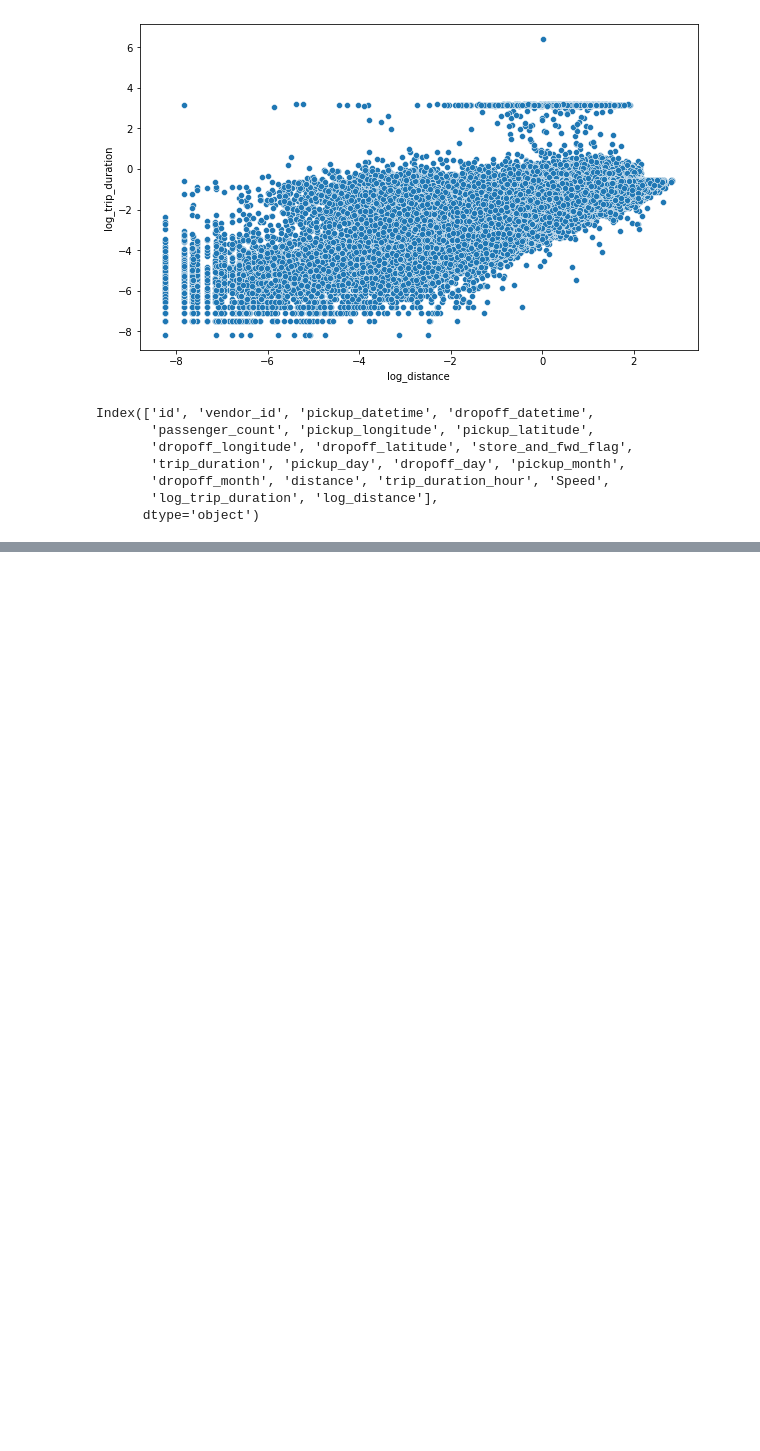
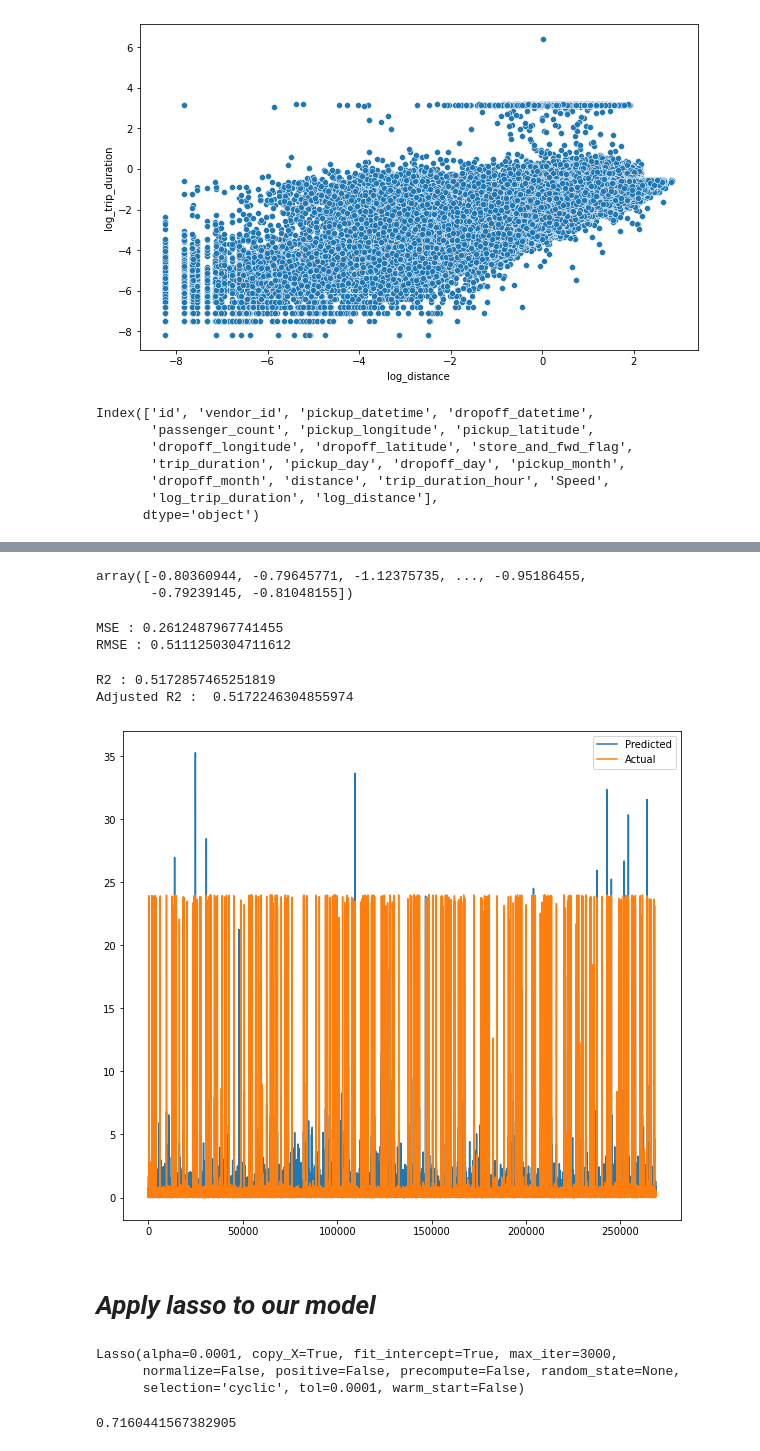
Before and after one commit to jogapritam/Global-Terrorism-Analysis, a Jupyter notebook: NYC_Taxi_Trip_Time_Prediction_Jogapritam_Sahu_.ipynb, the cells around one changed output, grey strips where cells are left out. Saved outputs shown, nothing was run; the diff lists cells and outputs as text; code cells hidden in the pictures; blank space fills up the shorter version.

```diff
--- a/NYC_Taxi_Trip_Time_Prediction_Jogapritam_Sahu_.ipynb
+++ b/NYC_Taxi_Trip_Time_Prediction_Jogapritam_Sahu_.ipynb
@@ -494,0 +571,2 @@ df.head()
+# %%
+y = np.log10(df['trip_duration_hour'])
@@ -494,0 +588,5 @@ df.head()
+# %%
+from sklearn.model_selection import train_test_split
+X_train, X_test, y_train, y_test = train_test_split( X,y , test_size = 0.2, random_state = 0)
+print(X_train.shape)
+print(X_test.shape)
@@ -494,0 +596,4 @@ df.head()
+# %%
+from sklearn.linear_model import LinearRegression
+
+reg = LinearRegression().fit(X_train, y_train)
@@ -494,0 +616,49 @@ df.head()
+# %%
+y_pred = reg.predict(X_test)
+# %%
+y_pred
+# %% [output]
+array([-0.80360944, -0.79645771, -1.12375735, ..., -0.95186455,
+       -0.79239145, -0.81048155])
+# %%
+from sklearn.metrics import mean_squared_error
+
+MSE  = mean_squared_error(10**(y_test), 10**(y_pred))
+print("MSE :" , MSE)
+
+RMSE = np.sqrt(MSE)
+print("RMSE :" ,RMSE)
+# %% [output]
+MSE : 0.2612487967741455
+RMSE : 0.5111250304711612
+# %%
+from sklearn.metrics import r2_score
+r2 = r2_score(10**(y_test), 10**(y_pred))
+print("R2 :" ,r2)
+print("Adjusted R2 : ",1-(1-r2_score(10**(y_test), 10**(y_pred)))*((X_test.shape[0]-1)/(X_test.shape[0]-X_test.shape[1]-1)))
+# %% [output]
+R2 : 0.5172857465251819
+Adjusted R2 :  0.5172246304855974
+# %%
+plt.figure(figsize=(10,9))
+plt.plot(10**(y_pred))
+plt.plot(np.array(10**(y_test)))
+plt.legend(["Predicted","Actual"])
+plt.show()
+# %% [output]
+[figure, added]
+# %% [markdown]
+# ***Apply lasso to our model***
+# %%
+from sklearn.linear_model import Lasso
+lasso  = Lasso(alpha=0.0001 , max_iter= 3000)
+
+lasso.fit(X_train, y_train)
+# %% [output]
+Lasso(alpha=0.0001, copy_X=True, fit_intercept=True, max_iter=3000,
+      normalize=False, positive=False, precompute=False, random_state=None,
+      selection='cyclic', tol=0.0001, warm_start=False)
+# %%
+lasso.score(X_train, y_train)
+# %% [output]
+0.7160441567382905
```
Also changed, not shown: parts of 34 cells of this notebook.
